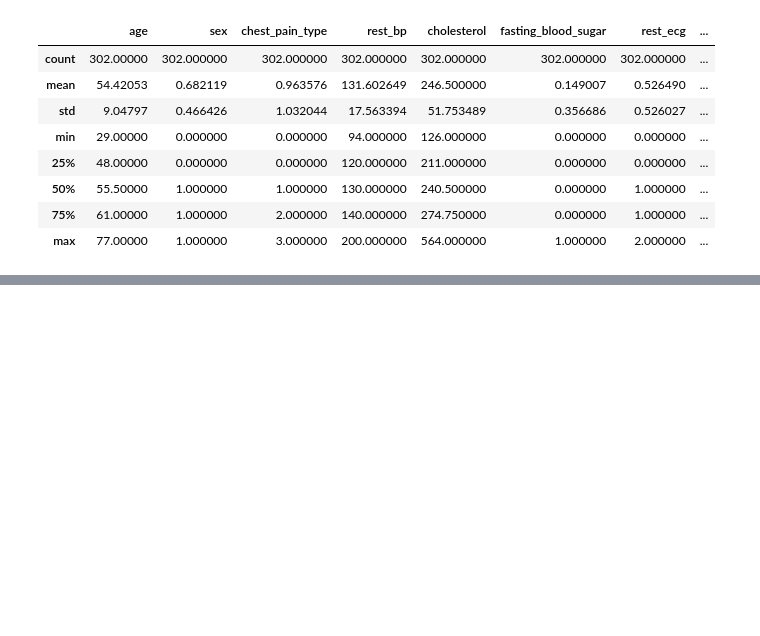
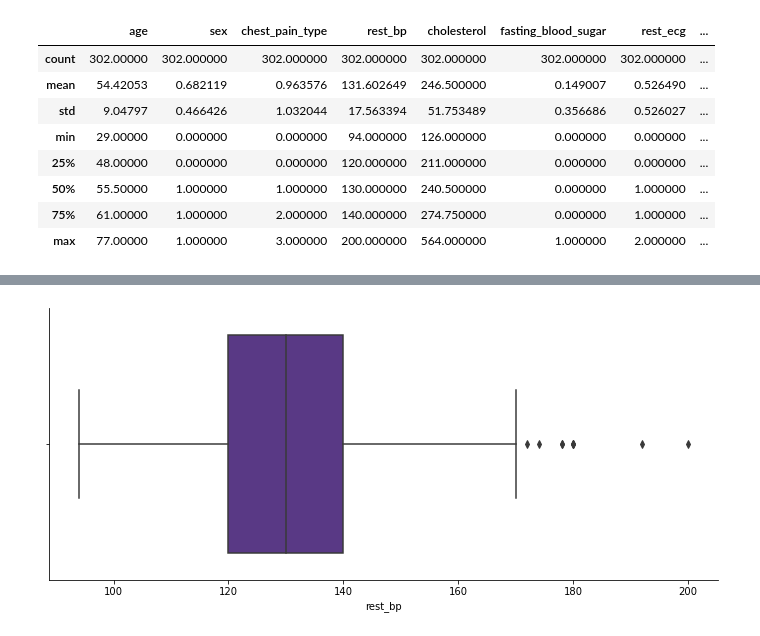
Before and after one commit to Zenoix/Heart-Disease-Dataset, a Jupyter notebook: notebook.ipynb, the cells around one changed output, grey strips where cells are left out. Saved outputs shown, nothing was run; the diff lists cells and outputs as text; code cells hidden in the pictures; blank space fills up the shorter version.

```diff
--- a/notebook.ipynb
+++ b/notebook.ipynb
@@ -157,0 +250,23 @@ Looking at the scatterplots, it seems as though there are no obvious correlation
+# %%
+# cross tab of sex and target
+ct = pd.crosstab(df["sex"], df["target"]).rename(
+    {0: "Female", 1: "Male"}, axis=0)
+
+# create a plotly graph object to compare sex with heart disease
+fig = go.Figure(data=[
+    go.Bar(name='Not Diseased', x=ct.index,
+           y=ct[0], text=ct[0], textposition="outside"),
+    go.Bar(name='Diseased', x=ct.index,
+           y=ct[1], text=ct[1], textposition="outside")
+])
+fig.update_layout(barmode='group',
+                  colorway=["green", "#650086"],
+                  title={"text": "Effect of Sex on Heart Disease",
+                         "x": 0.5,
+                         "xanchor": "center"},
+                  xaxis_title="Sex",
+                  yaxis_title="Count",
+                  legend_title="Legend",
+                  )
+
+fig.show()
@@ -157,0 +277,18 @@ Looking at the scatterplots, it seems as though there are no obvious correlation
+# %%
+from typing import Union
+def plot_bar_graph(column_name: str) -> None:
+    fig, ax = plt.subplots(figsize=(12,5))
+    sns.boxplot(ax=ax, x=df[column_name])
+    sns.despine()
+    plt.show()
+
+def find_outliers(column_name: str) -> pd.DataFrame:
+    lower_quartile = df[column_name].quantile(0.25)
+    upper_quartile = df[column_name].quantile(0.75)
+    iqr = upper_quartile - lower_quartile
+    return df.loc[(df[column_name] > upper_quartile + iqr * 1.5) | (df[column_name] < lower_quartile - iqr * 1.5)]
+# %%
+# Check possible outliers on the resting blood pressure
+plot_bar_graph("rest_bp")
+# %% [output]
+[figure, added]
```
Also changed, not shown: parts of 29 cells of this notebook.
